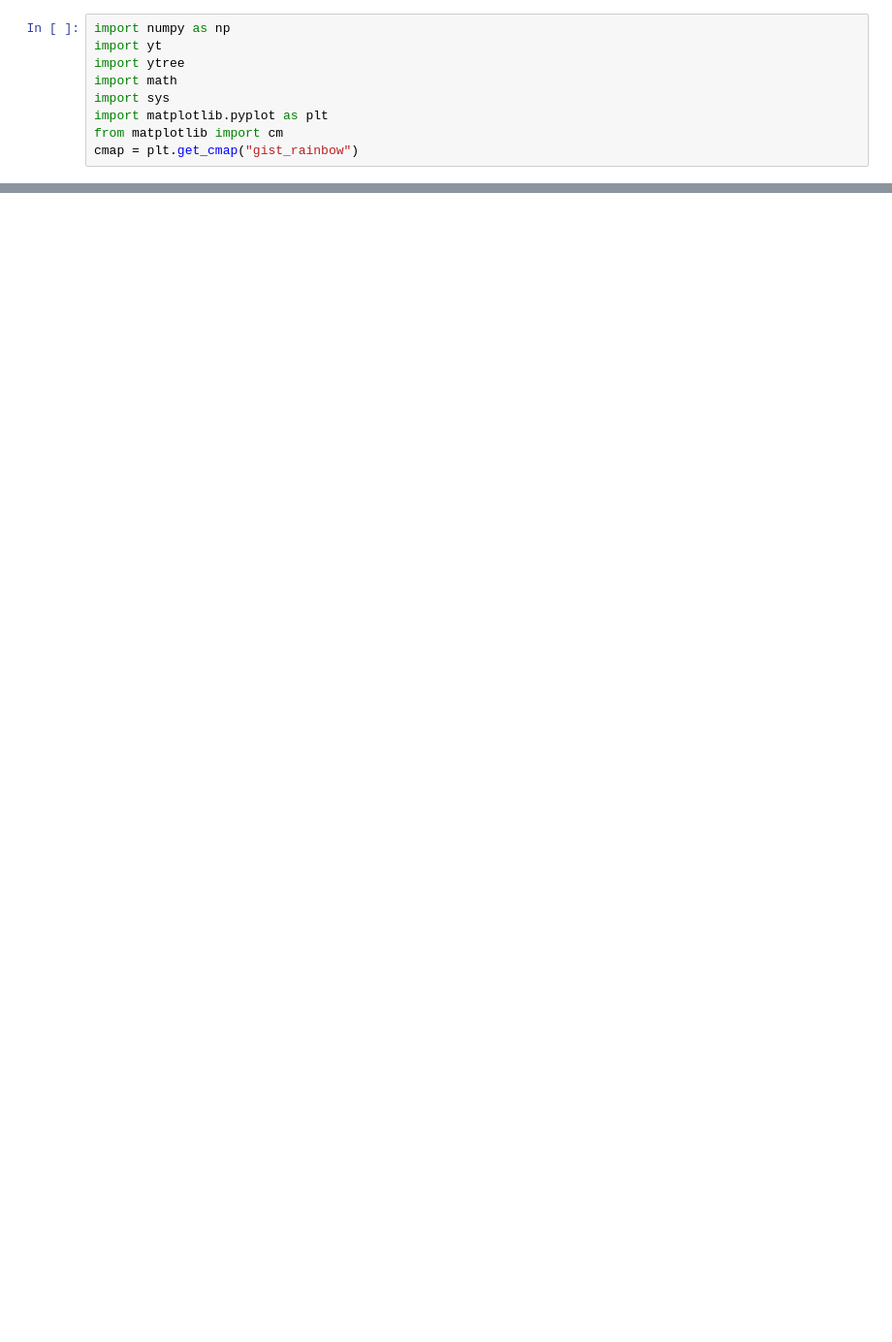
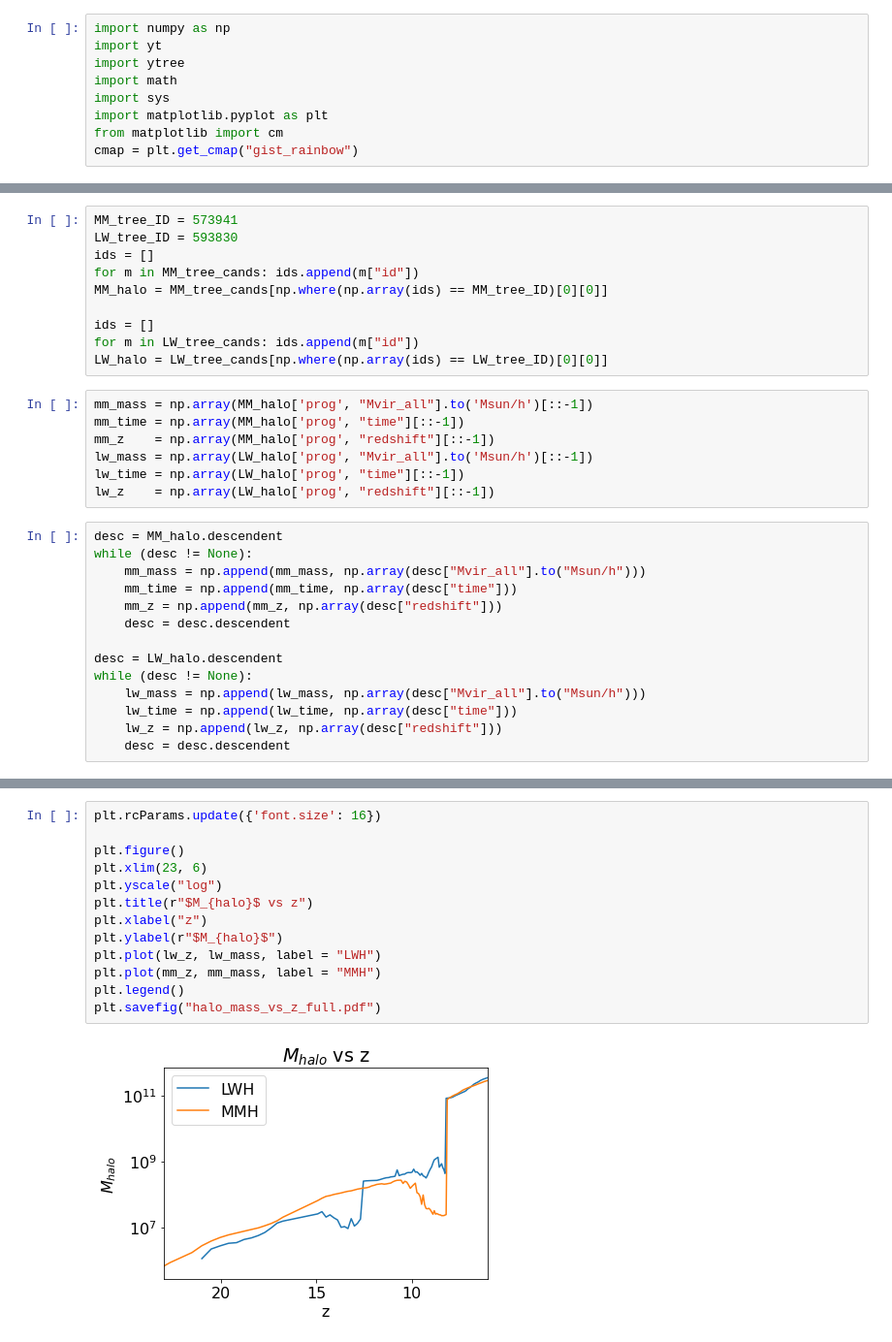
Before and after one commit to mscoggs/dcbh_in_renaissance, a Jupyter notebook: smbh.ipynb, the cells around one changed output, grey strips where cells are left out. Shown at 97% size. Drawn from its saved outputs; the diff is of its cells as text; blank space fills up the shorter version.

Commit message:
Found the MM and LW halos

```diff
--- a/smbh.ipynb
+++ b/smbh.ipynb
@@ -354,0 +243,31 @@ DD0057/output_0057:CosmologyCurrentRedshift    = 12.841682882839
+# %%
+MM_tree_ID = 573941
+LW_tree_ID = 593830
+ids = []
+for m in MM_tree_cands: ids.append(m["id"])
+MM_halo = MM_tree_cands[np.where(np.array(ids) == MM_tree_ID)[0][0]]
+
+ids = []
+for m in LW_tree_cands: ids.append(m["id"])
+LW_halo = LW_tree_cands[np.where(np.array(ids) == LW_tree_ID)[0][0]]
+# %%
+mm_mass = np.array(MM_halo['prog', "Mvir_all"].to('Msun/h')[::-1])
+mm_time = np.array(MM_halo['prog', "time"][::-1])
+mm_z    = np.array(MM_halo['prog', "redshift"][::-1])
+lw_mass = np.array(LW_halo['prog', "Mvir_all"].to('Msun/h')[::-1])
+lw_time = np.array(LW_halo['prog', "time"][::-1])
+lw_z    = np.array(LW_halo['prog', "redshift"][::-1])
+# %%
+desc = MM_halo.descendent
+while (desc != None):
+    mm_mass = np.append(mm_mass, np.array(desc["Mvir_all"].to("Msun/h")))
+    mm_time = np.append(mm_time, np.array(desc["time"]))
+    mm_z = np.append(mm_z, np.array(desc["redshift"]))
+    desc = desc.descendent
+
+desc = LW_halo.descendent
+while (desc != None):
+    lw_mass = np.append(lw_mass, np.array(desc["Mvir_all"].to("Msun/h")))
+    lw_time = np.append(lw_time, np.array(desc["time"]))
+    lw_z = np.append(lw_z, np.array(desc["redshift"]))
+    desc = desc.descendent
@@ -354,0 +457,15 @@ DD0057/output_0057:CosmologyCurrentRedshift    = 12.841682882839
+# %%
+plt.rcParams.update({'font.size': 16})
+
+plt.figure()
+plt.xlim(23, 6)
+plt.yscale("log")
+plt.title(r"$M_{halo}$ vs z")
+plt.xlabel("z")
+plt.ylabel(r"$M_{halo}$")
+plt.plot(lw_z, lw_mass, label = "LWH")
+plt.plot(mm_z, mm_mass, label = "MMH")
+plt.legend()
+plt.savefig("halo_mass_vs_z_full.pdf")
+# %% [output]
+[figure, added]
```
Also changed, not shown: parts of 82 cells of this notebook, 11 other files.
